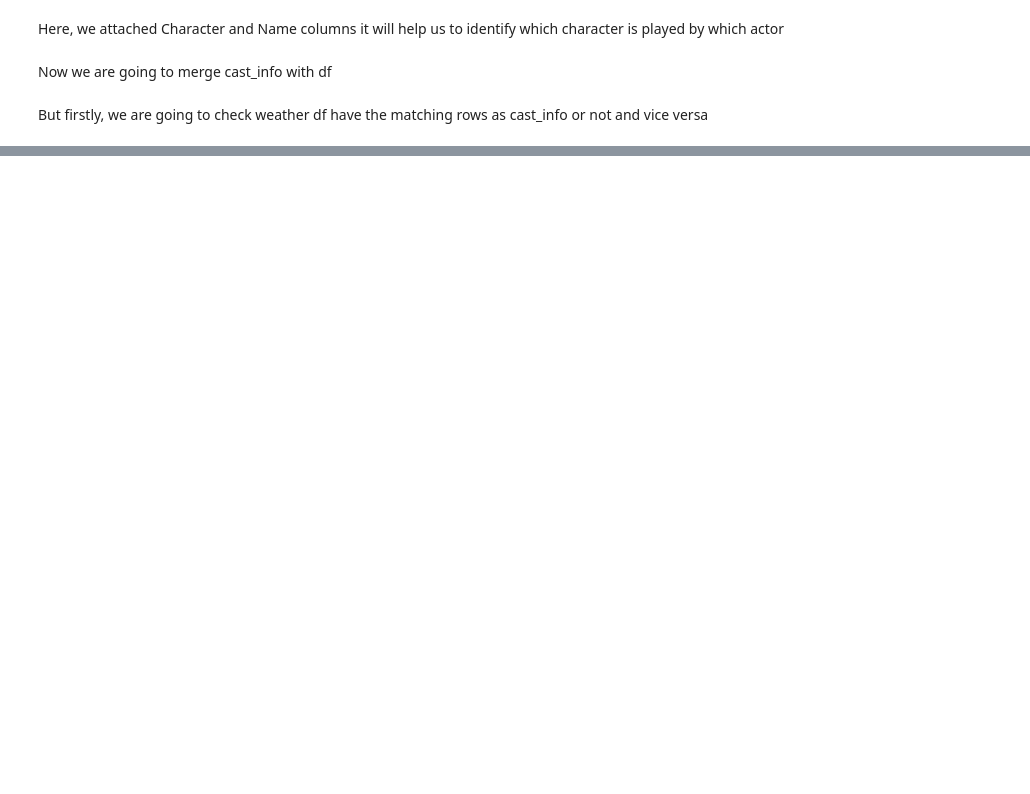
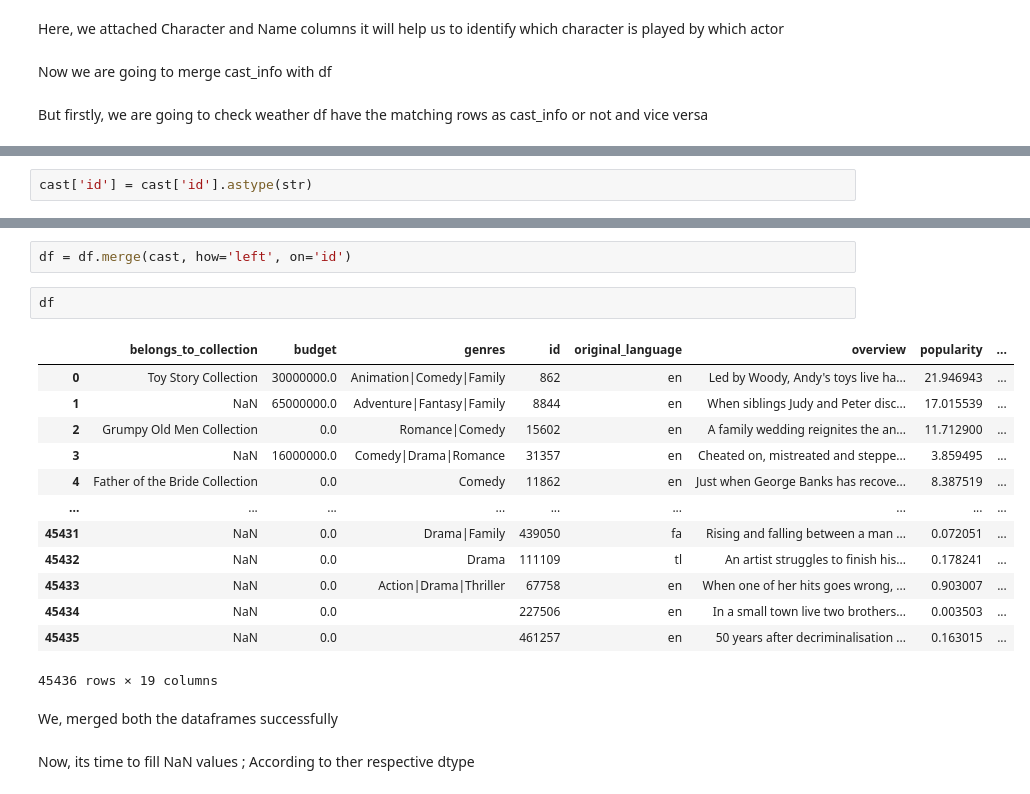
Before and after one commit to AmeyDande/pandas-movie-analysis, a Jupyter notebook: notebook/cleaning-movies-analysis.ipynb, the cells around one changed output, grey strips where cells are left out. Saved outputs shown, nothing was run; the diff lists cells and outputs as text; blank space fills up the shorter version.

Commit message:
Both Datasets Merged

```diff
--- a/notebook/cleaning-movies-analysis.ipynb
+++ b/notebook/cleaning-movies-analysis.ipynb
@@ -494,0 +615,2 @@ But firstly, we are going to check weather df have the matching rows as cast_inf
+# %%
+cast['id'] = cast['id'].astype(str)
@@ -494,0 +629,22 @@ But firstly, we are going to check weather df have the matching rows as cast_inf
+# %%
+df = df.merge(cast, how='left', on='id')
+# %%
+df
+# %% [output]
+|  | belongs_to_collection | budget | genres | id | original_language | overview | popularity | ... |
+| 0 | Toy Story Collection | 30000000.0 | Animation|Comedy|Family | 862 | en | Led by Woody, Andy's toys live ha... | 21.946943 | ... |
+| 1 | NaN | 65000000.0 | Adventure|Fantasy|Family | 8844 | en | When siblings Judy and Peter disc... | 17.015539 | ... |
+| 2 | Grumpy Old Men Collection | 0.0 | Romance|Comedy | 15602 | en | A family wedding reignites the an... | 11.712900 | ... |
+| 3 | NaN | 16000000.0 | Comedy|Drama|Romance | 31357 | en | Cheated on, mistreated and steppe... | 3.859495 | ... |
+| 4 | Father of the Bride Collection | 0.0 | Comedy | 11862 | en | Just when George Banks has recove... | 8.387519 | ... |
+| ... | ... | ... | ... | ... | ... | ... | ... | ... |
+| 45431 | NaN | 0.0 | Drama|Family | 439050 | fa | Rising and falling between a man ... | 0.072051 | ... |
+| 45432 | NaN | 0.0 | Drama | 111109 | tl | An artist struggles to finish his... | 0.178241 | ... |
+| 45433 | NaN | 0.0 | Action|Drama|Thriller | 67758 | en | When one of her hits goes wrong, ... | 0.903007 | ... |
+| 45434 | NaN | 0.0 |  | 227506 | en | In a small town live two brothers... | 0.003503 | ... |
+| 45435 | NaN | 0.0 |  | 461257 | en | 50 years after decriminalisation ... | 0.163015 | ... |
+45436 rows × 19 columns
+# %% [markdown]
+We, merged both the dataframes successfully
+# %% [markdown]
+Now, its time to fill NaN values ; According to ther respective dtype
```
Also changed, not shown: parts of 12 cells of this notebook.
